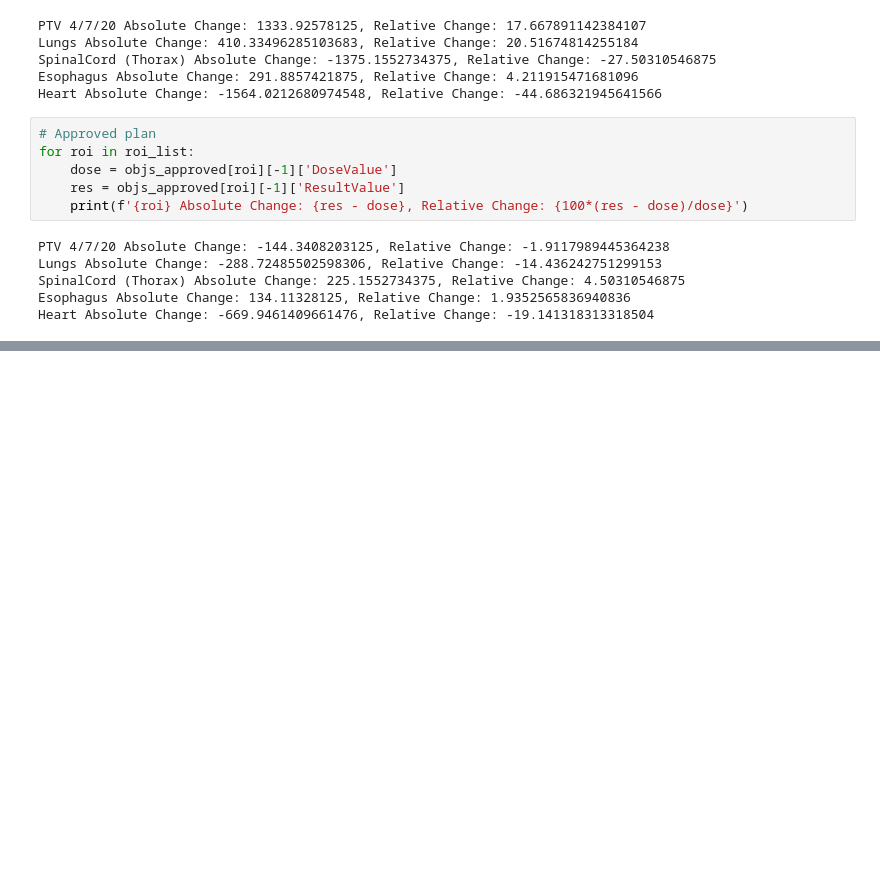
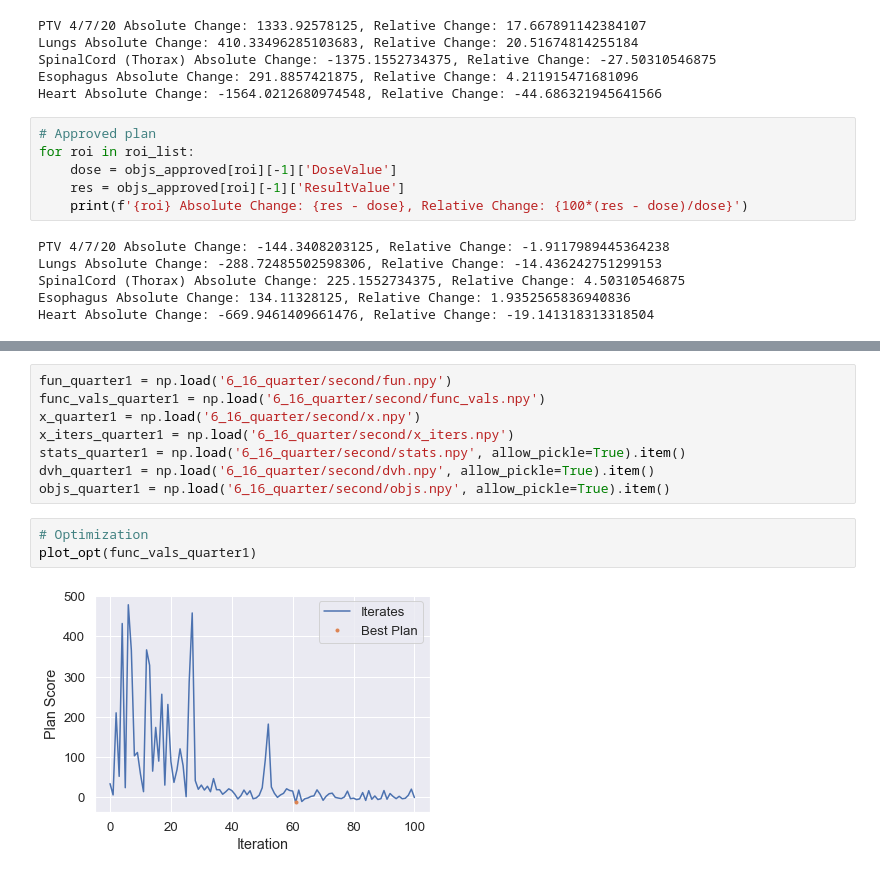
Before and after one commit to kels271828/RayBay, a Jupyter notebook: results/newPatient.ipynb, the cells around one changed output, grey strips where cells are left out. Cells and saved outputs as stored; diff of their text form; blank space fills up the shorter version.

```diff
--- a/results/newPatient.ipynb
+++ b/results/newPatient.ipynb
@@ -173,0 +229,13 @@ Heart Absolute Change: -669.9461409661476, Relative Change: -19.141318313318504
+# %%
+fun_quarter1 = np.load('6_16_quarter/second/fun.npy')
+func_vals_quarter1 = np.load('6_16_quarter/second/func_vals.npy')
+x_quarter1 = np.load('6_16_quarter/second/x.npy')
+x_iters_quarter1 = np.load('6_16_quarter/second/x_iters.npy')
+stats_quarter1 = np.load('6_16_quarter/second/stats.npy', allow_pickle=True).item()
+dvh_quarter1 = np.load('6_16_quarter/second/dvh.npy', allow_pickle=True).item()
+objs_quarter1 = np.load('6_16_quarter/second/objs.npy', allow_pickle=True).item()
+# %%
+# Optimization
+plot_opt(func_vals_quarter1)
+# %% [output]
+[figure, added]
```
Also changed, not shown: parts of 15 cells of this notebook, 15 other files.
